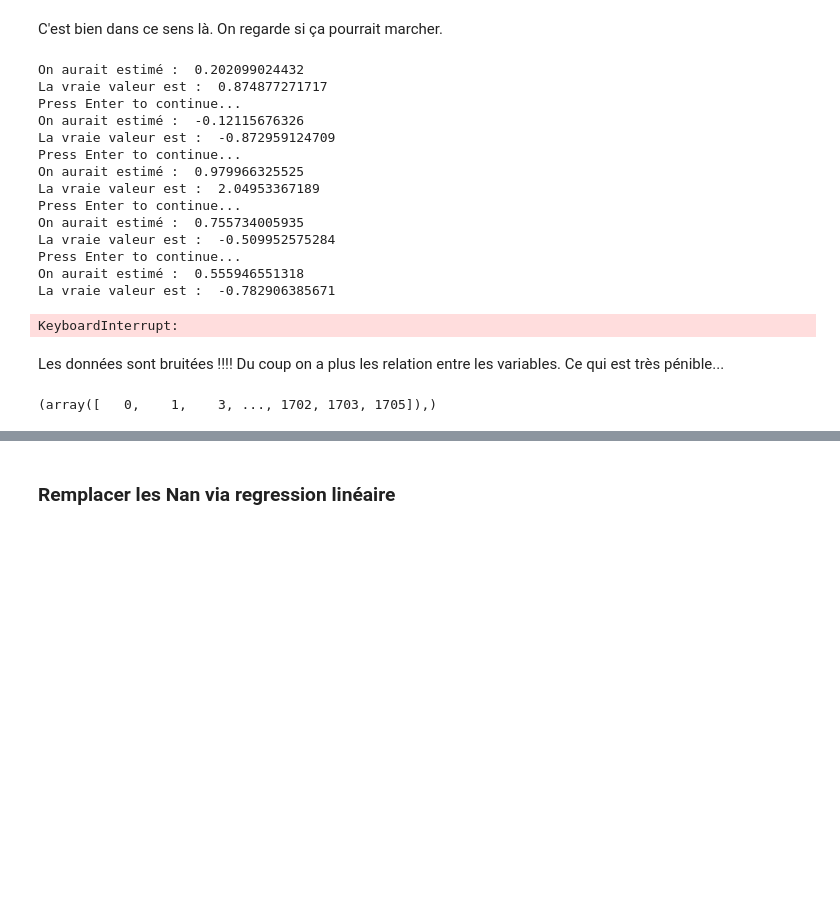
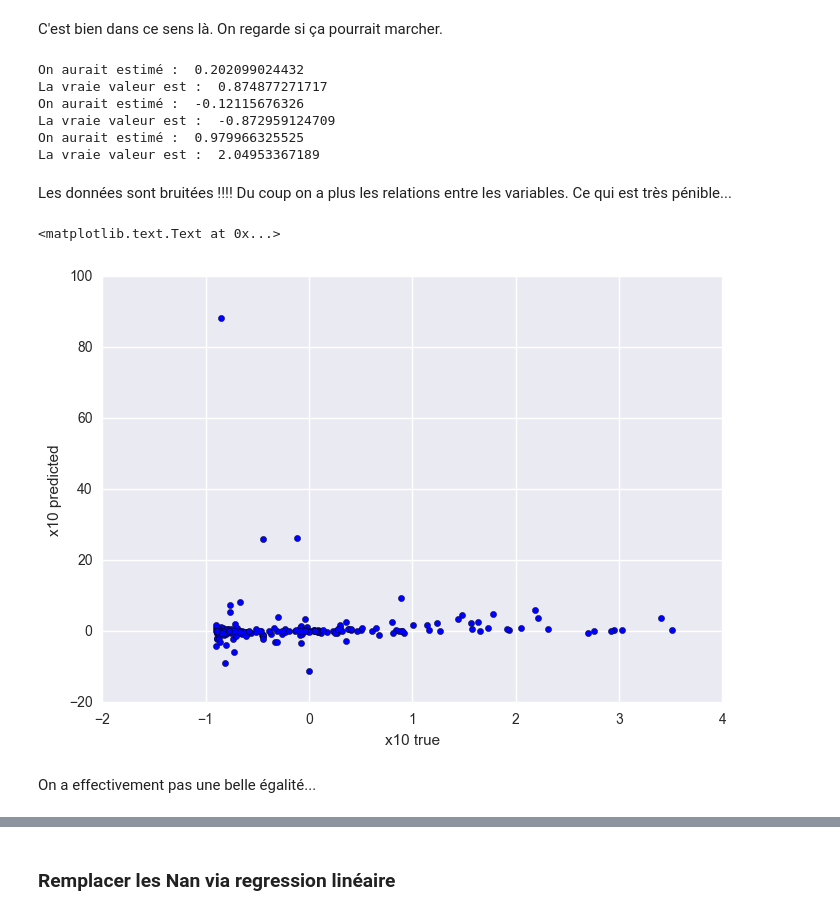
Before and after one commit to bigtdu53/failleIte, a Jupyter notebook: Code/bankrupcy_chanllenge.ipynb, the cells around one changed output, grey strips where cells are left out. Drawn from its saved outputs; the diff is of its cells as text; code cells hidden in the pictures; blank space fills up the shorter version.

```diff
--- a/Code/bankrupcy_chanllenge.ipynb
+++ b/Code/bankrupcy_chanllenge.ipynb
@@ -320,32 +321,31 @@ train_via_def['x10'].isnull().sum()
 # %% [markdown]
 C'est bien dans ce sens là. On regarde si ça pourrait marcher.
 # %%
-for j in range(len(train_via_def['x5'])):
+for j in range(15):
     if not np.isnan(train_via_def['x11'][j]) and not np.isnan(train_via_def['x10'][j]):
         print('On aurait estimé : ',(train_via_def['x5'][j]*train_via_def['x11'][j])/train['x6'][j])
         print('La vraie valeur est : ',train_via_def['x10'][j])
-        input("Press Enter to continue...")
 # %% [output]
 On aurait estimé :  0.202099024432
 La vraie valeur est :  0.874877271717
-Press Enter to continue...
 On aurait estimé :  -0.12115676326
 La vraie valeur est :  -0.872959124709
-Press Enter to continue...
 On aurait estimé :  0.979966325525
 La vraie valeur est :  2.04953367189
-Press Enter to continue...
-On aurait estimé :  0.755734005935
-La vraie valeur est :  -0.509952575284
-Press Enter to continue...
-On aurait estimé :  0.555946551318
-La vraie valeur est :  -0.782906385671
-KeyboardInterrupt:
 # %% [markdown]
-Les données sont bruitées !!!! Du coup on a plus les relation entre les variables. Ce qui est très pénible...
+Les données sont bruitées !!!! Du coup on a plus les relations entre les variables. Ce qui est très pénible...
 # %%
-x10_esti=[(train_via_def['x5'][j]*train_via_def['x11'][j])/train['x6'][j] for j in range(2400) if np.isnan(train['x10'][j])]
+x10_esti=[(train_via_def['x5'][j]*train_via_def['x11'][j])/train['x6'][j] for j in range(2400)
+          if np.logical_and(not np.isnan(train['x10'][j]), not np.isnan(train['x11'][j]))]
-# %%
-np.where(np.isnan(x10_esti))
-# %% [output]
-(array([   0,    1,    3, ..., 1702, 1703, 1705]),)
+# %%
+x10_true_truncated=[train['x10'][j] for j in range(2400)
+                    if np.logical_and(not np.isnan(train['x10'][j]), not np.isnan(train['x11'][j]))]
+# %%
+plt.scatter(x10_true_truncated,x10_esti)
+plt.xlabel('x10 true')
+plt.ylabel('x10 predicted')
+# %% [output]
+<matplotlib.text.Text at 0x...>
+[figure, added]
+# %% [markdown]
+On a effectivement pas une belle égalité...
```
Also changed, not shown: parts of 12 cells of this notebook.
